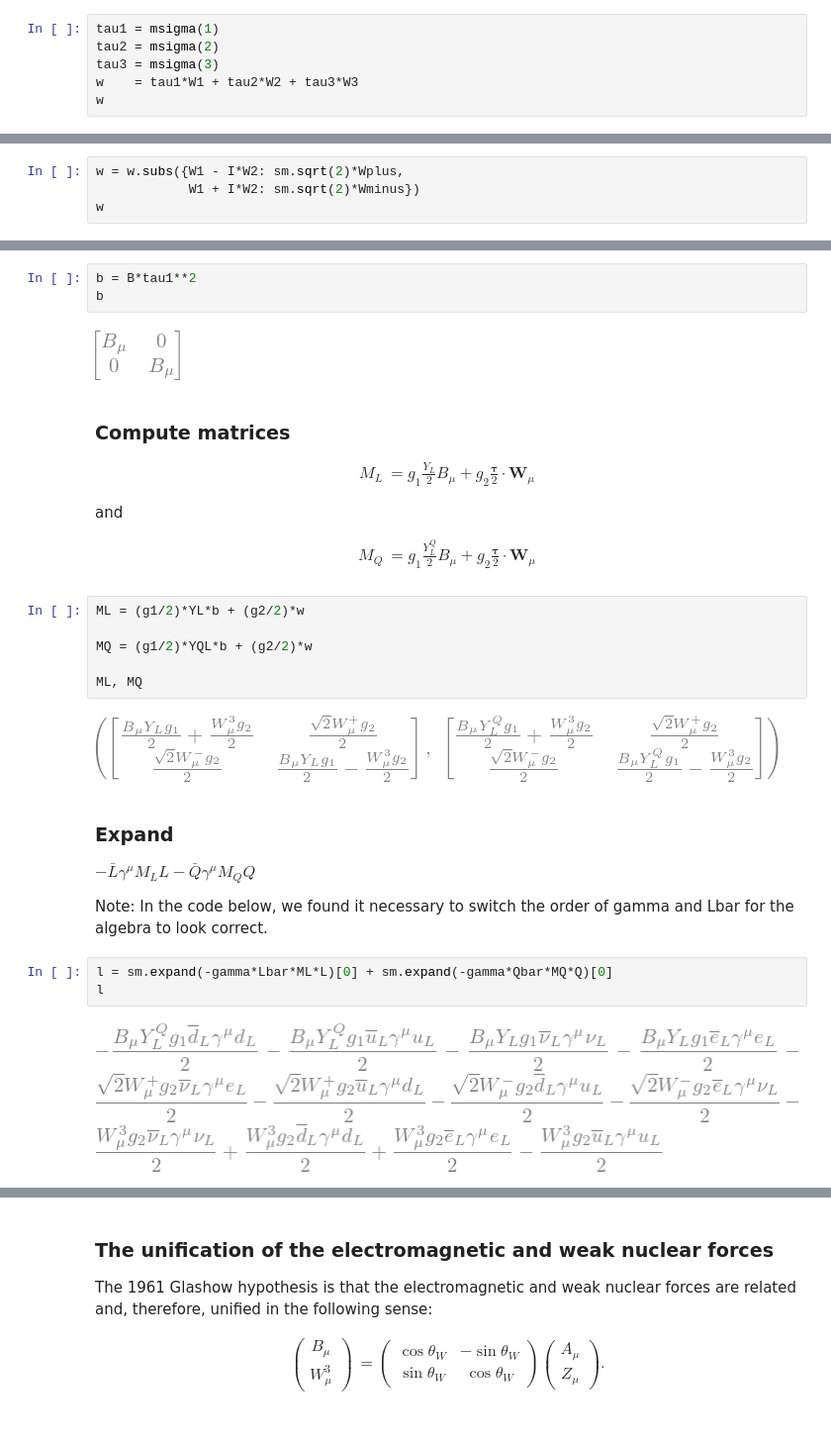
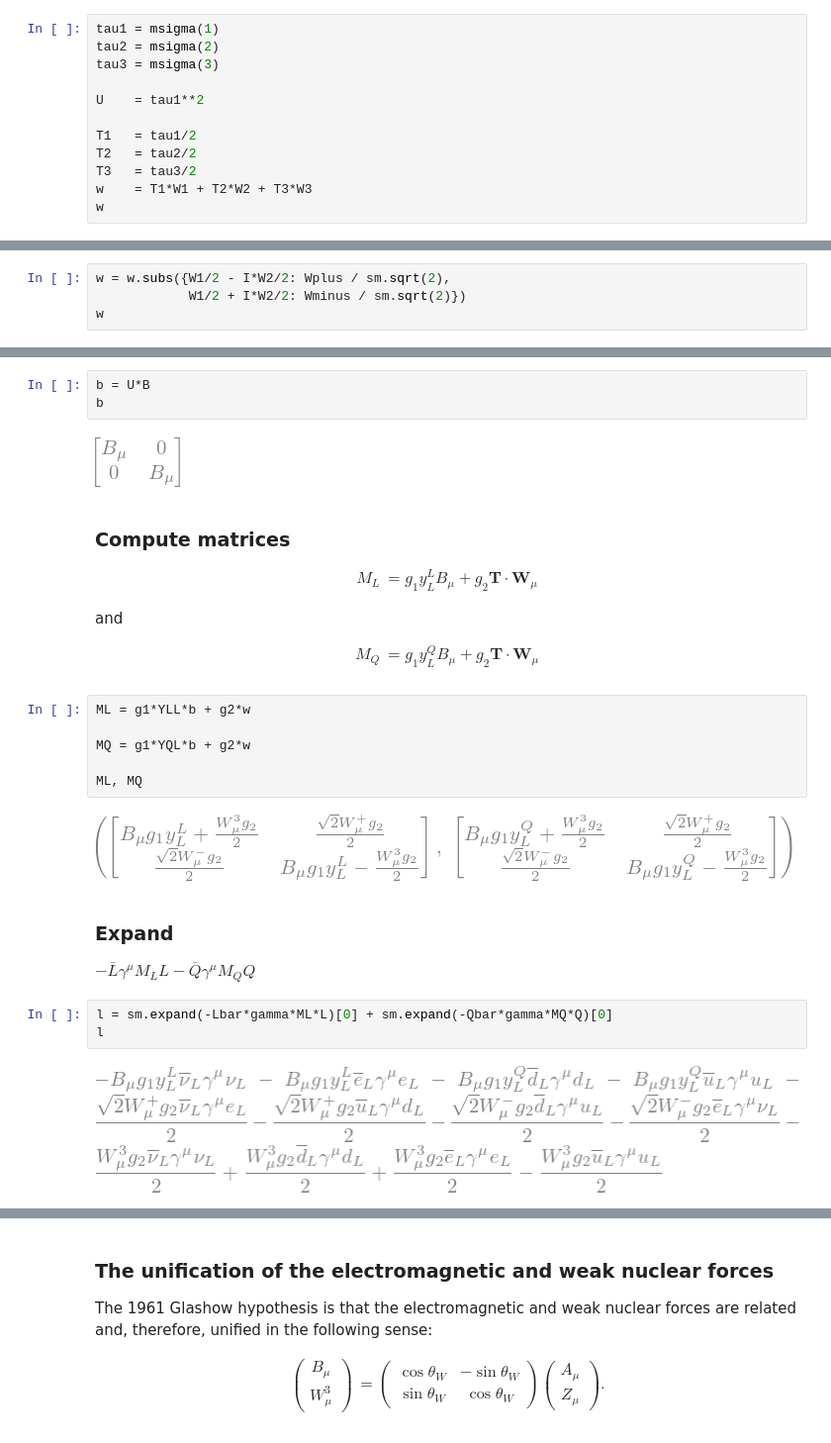
Before and after one commit to hbprosper/GSW, a Jupyter notebook: GlashowSalamWeinberg.ipynb, the cells around one changed output, grey strips where cells are left out. Shown: that part at 99% size. Saved outputs shown, nothing was run; the diff lists cells and outputs as text.

```diff
--- a/GlashowSalamWeinberg.ipynb
+++ b/GlashowSalamWeinberg.ipynb
@@ -242,6 +252,12 @@ Lbar, L, Qbar, Q
 tau1 = msigma(1)
 tau2 = msigma(2)
 tau3 = msigma(3)
-w    = tau1*W1 + tau2*W2 + tau3*W3
+
+U    = tau1**2
+
+T1   = tau1/2
+T2   = tau2/2
+T3   = tau3/2
+w    = T1*W1 + T2*W2 + T3*W3
 w
 # %% [output]
@@ -251,5 +267,5 @@ The fields $W^1_\mu \mp i W^2_\mu$ have the form of charged fields, which  we wr
 # %%
-w = w.subs({W1 - I*W2: sm.sqrt(2)*Wplus,
-            W1 + I*W2: sm.sqrt(2)*Wminus})
+w = w.subs({W1/2 - I*W2/2: Wplus / sm.sqrt(2),
+            W1/2 + I*W2/2: Wminus / sm.sqrt(2)})
 w
 # %% [output]
@@ -257,39 +273,37 @@ w
 # %% [markdown]
 ### Define matrix $b$
 # %%
-b = B*tau1**2
+b = U*B
 b
 # %% [output]
 [figure]
 # %% [markdown]
 ### Compute matrices
 \begin{align}
-    M_L & =  g_1 \frac{Y_L}{2} B_\mu +  g_2 \frac{\boldsymbol{\tau}}{2} \cdot \mathbf{W}_\mu
+    M_L & =  g_1 y^L_L B_\mu +  g_2 \mathbf{T} \cdot \mathbf{W}_\mu
 \end{align}
 
 and
 
 \begin{align}
-    M_Q & =  g_1 \frac{Y^Q_L}{2} B_\mu +  g_2 \frac{\boldsymbol{\tau}}{2} \cdot \mathbf{W}_\mu
+    M_Q & =  g_1 y^Q_L B_\mu +  g_2 \mathbf{T} \cdot \mathbf{W}_\mu
 \end{align}
 # %%
-ML = (g1/2)*YL*b + (g2/2)*w
+ML = g1*YLL*b + g2*w
 
-MQ = (g1/2)*YQL*b + (g2/2)*w
+MQ = g1*YQL*b + g2*w
 
 ML, MQ
 # %% [output]
-[figure, old version]
+[figure, new version]
 # %% [markdown]
 ### Expand
 $- \bar{L} \gamma^\mu M_L L - \bar{Q} \gamma^\mu M_Q Q$
-
-Note: In the code below, we found it necessary to switch the order of gamma and Lbar for the algebra to look correct.
 # %%
-l = sm.expand(-gamma*Lbar*ML*L)[0] + sm.expand(-gamma*Qbar*MQ*Q)[0]
+l = sm.expand(-Lbar*gamma*ML*L)[0] + sm.expand(-Qbar*gamma*MQ*Q)[0]
 l
 # %% [output]
-[figure, old version]
+[figure, new version]
 # %% [markdown]
 ### Compute the singlet terms
 \begin{align*}
```
Also changed, not shown: parts of 63 cells of this notebook.
